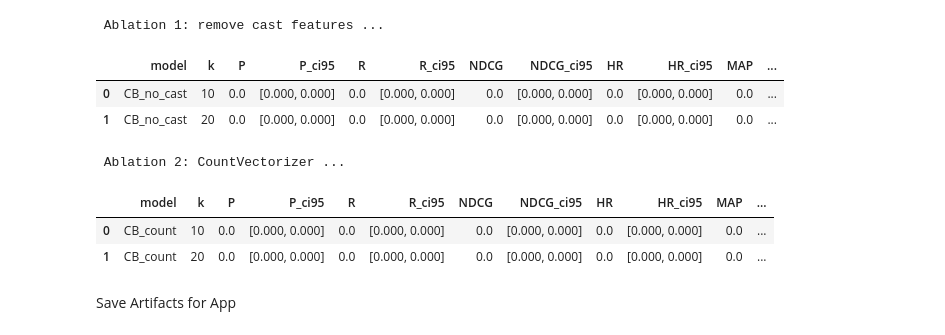
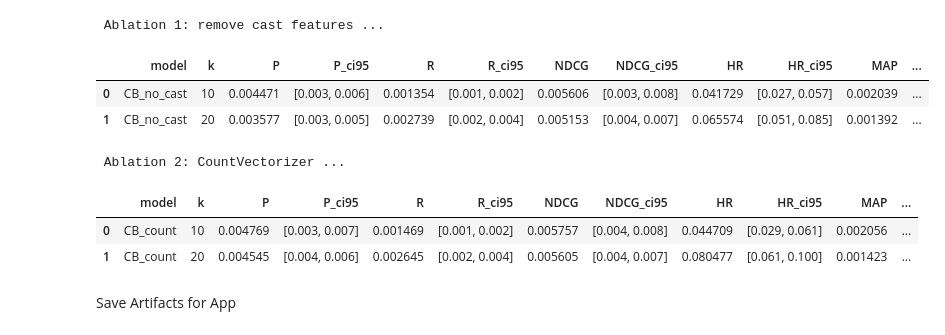
Before and after one commit to MohammadMahdiRazavi/Movie-Recommendation-System, a Jupyter notebook: src/notebooks/Movie Recommender.ipynb, the cells around one changed output. Drawn from its saved outputs; the diff is of its cells as text; code cells hidden in the pictures.

```diff
--- a/src/notebooks/Movie Recommender.ipynb
+++ b/src/notebooks/Movie Recommender.ipynb
@@ -74,9 +73,20 @@ train_df = ratings.drop(index=last_idx).copy()
 # %%
-ratings["timestamp"] = pd.to_datetime(ratings["timestamp"], unit="s")
-ratings = ratings.sort_values(["userId", "timestamp"])
-last_idx = ratings.groupby("userId")["timestamp"].idxmax()
-test_df = ratings.loc[last_idx].copy()
-train_df = ratings.drop(index=last_idx).copy()
+train_parts, test_parts = [], []
+for uid, g in ratings.groupby("userId"):
+    g = g.sort_values("timestamp")
+    n = len(g)
+    if n < 5:
+        train_parts.append(g)
+        continue
+    cutoff = int(n * 0.8)
+    train_parts.append(g.iloc[:cutoff])
+    test_parts.append(g.iloc[cutoff:])
+
+train_df = pd.concat(train_parts, ignore_index=True)
+test_df  = pd.concat(test_parts,  ignore_index=True) if test_parts else ratings.iloc[0:0].copy()
 # %%
-print("train users:", train_df["userId"].nunique())
-print("test rows:", len(test_df))
+min_train_interactions = 3
+valid_users = train_df.groupby("userId").size()
+valid_users = valid_users[valid_users >= min_train_interactions].index
+train_df = train_df[train_df["userId"].isin(valid_users)].copy()
+test_df  = test_df[test_df["userId"].isin(valid_users)].copy()
@@ -738,12 +715,28 @@ def preds_cb_no_cast(uid, k):
  Ablation 1: remove cast features ...
 # %%
 models_ab1 = {"CB_no_cast": lambda uid,k: preds_cb_no_cast(uid,k)}
-eval_ab1 = run_evaluation_ablation(models_ab1, k_list, metrics, test_users, test_truth, train_seen)
-display(eval_ab1)
+
+item_index_no_cast = {tmdb_id: idx for idx, tmdb_id in enumerate(movies["id"].tolist())}
+index_item_no_cast = {idx: tmdb_id for tmdb_id, idx in item_index_no_cast.items()}
+
+df_rank_ab1, df_extra_ab1 = run_evaluation(
+    models_ab1,
+    k_list,
+    metrics,
+    test_users,
+    test_truth,
+    train_seen,
+    X_items=X_items_no_cast,
+    item_index=item_index_no_cast,
+    all_items=set(movies["id"].tolist())
+)
+
+cb_no_cast = pd.merge(df_rank_ab1, df_extra_ab1, on=["model","k"])
+display(cb_no_cast)
 # %% [output]
 |  | model | k | P | P_ci95 | R | R_ci95 | NDCG | NDCG_ci95 | HR | HR_ci95 | MAP | ... |
-| 0 | CB_no_cast | 10 | 0.0 | [0.000, 0.000] | 0.0 | [0.000, 0.000] | 0.0 | [0.000, 0.000] | 0.0 | [0.000, 0.000] | 0.0 | ... |
-| 1 | CB_no_cast | 20 | 0.0 | [0.000, 0.000] | 0.0 | [0.000, 0.000] | 0.0 | [0.000, 0.000] | 0.0 | [0.000, 0.000] | 0.0 | ... |
+| 0 | CB_no_cast | 10 | 0.004471 | [0.003, 0.006] | 0.001354 | [0.001, 0.002] | 0.005606 | [0.003, 0.008] | 0.041729 | [0.027, 0.057] | 0.002039 | ... |
+| 1 | CB_no_cast | 20 | 0.003577 | [0.003, 0.005] | 0.002739 | [0.002, 0.004] | 0.005153 | [0.004, 0.007] | 0.065574 | [0.051, 0.085] | 0.001392 | ... |
 # %%
 print("\n Ablation 2: CountVectorizer ...")
 count_vect = CountVectorizer(max_features=20000, stop_words="english")
@@ -772,12 +765,28 @@ def preds_cb_count(uid, k):
  Ablation 2: CountVectorizer ...
 # %%
 models_ab2 = {"CB_count": lambda uid,k: preds_cb_count(uid,k)}
-eval_ab2 = run_evaluation_ablation(models_ab2, k_list, metrics, test_users, test_truth, train_seen)
-display(eval_ab2)
+
+item_index_count = {tmdb_id: idx for idx, tmdb_id in enumerate(movies["id"].tolist())}
+index_item_count = {idx: tmdb_id for tmdb_id, idx in item_index_count.items()}
+
+df_rank_ab2, df_extra_ab2 = run_evaluation(
+    models_ab2,
+    k_list,
+    metrics,
+    test_users,
+    test_truth,
+    train_seen,
+    X_items=X_items_count,
+    item_index=item_index_count,
+    all_items=set(movies["id"].tolist())
+)
+
+cb_count = pd.merge(df_rank_ab2, df_extra_ab2, on=["model","k"])
+display(cb_count)
 # %% [output]
 |  | model | k | P | P_ci95 | R | R_ci95 | NDCG | NDCG_ci95 | HR | HR_ci95 | MAP | ... |
-| 0 | CB_count | 10 | 0.0 | [0.000, 0.000] | 0.0 | [0.000, 0.000] | 0.0 | [0.000, 0.000] | 0.0 | [0.000, 0.000] | 0.0 | ... |
-| 1 | CB_count | 20 | 0.0 | [0.000, 0.000] | 0.0 | [0.000, 0.000] | 0.0 | [0.000, 0.000] | 0.0 | [0.000, 0.000] | 0.0 | ... |
+| 0 | CB_count | 10 | 0.004769 | [0.003, 0.007] | 0.001469 | [0.001, 0.002] | 0.005757 | [0.004, 0.008] | 0.044709 | [0.029, 0.061] | 0.002056 | ... |
+| 1 | CB_count | 20 | 0.004545 | [0.004, 0.006] | 0.002645 | [0.002, 0.004] | 0.005605 | [0.004, 0.007] | 0.080477 | [0.061, 0.100] | 0.001423 | ... |
 # %% [markdown]
 Save Artifacts for App
 # %%
```
Also changed, not shown: parts of 9 cells of this notebook, 5 other files.
